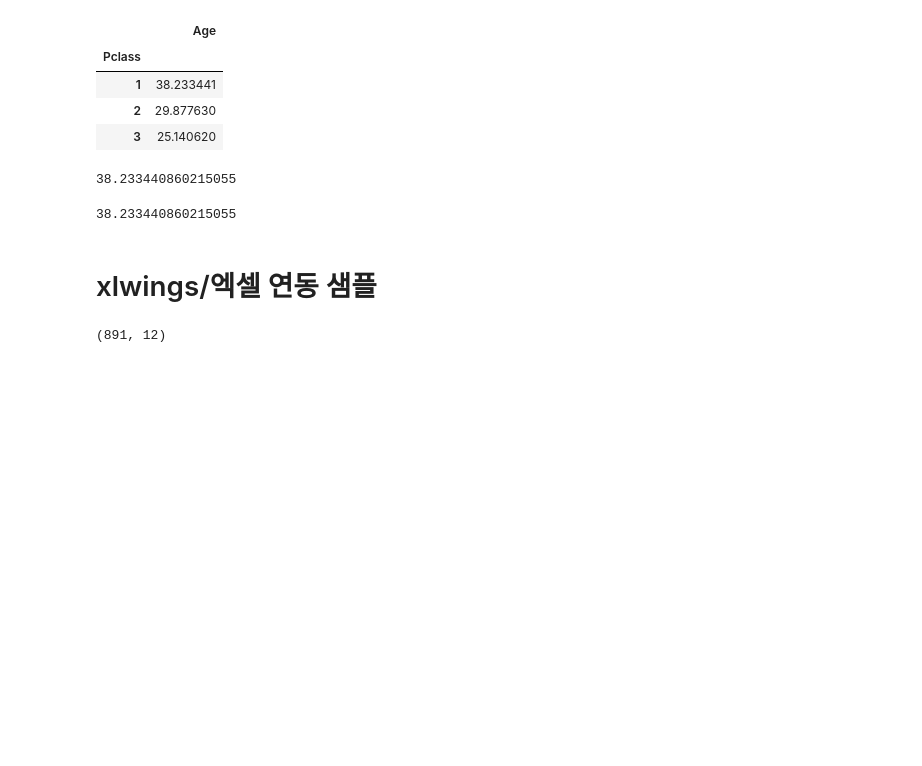
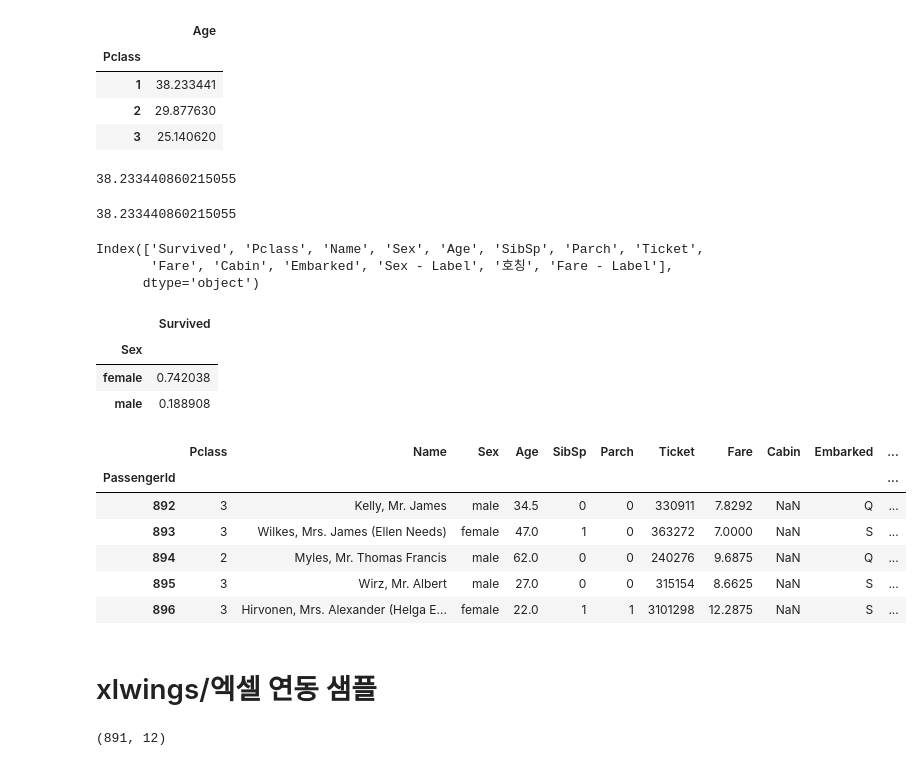
Before and after one commit to allieus/demo-ls-python-201905, a Jupyter notebook: Python Day 2.ipynb, the cells around one changed output. Drawn from its saved outputs; the diff is of its cells as text; code cells hidden in the pictures; blank space fills up the shorter version.

```diff
--- a/Python Day 2.ipynb
+++ b/Python Day 2.ipynb
@@ -966,3 +966,27 @@ train_df.loc[mask, 'Age'].mean()
 for pclass in [1, 2, 3]:
     mask = train_df['Age'].isna() & (train_df['Pclass'] == pclass)
     train_df.loc[mask, 'Age'] = 객실등급별_나이평균_df.loc[pclass, 'Age']
+# %%
+train_df.columns
+# %% [output]
+Index(['Survived', 'Pclass', 'Name', 'Sex', 'Age', 'SibSp', 'Parch', 'Ticket',
+       'Fare', 'Cabin', 'Embarked', 'Sex - Label', '호칭', 'Fare - Label'],
+      dtype='object')
+# %%
+train_df.pivot_table(index='Sex', values='Survived', aggfunc='mean')
+# %% [output]
+|  | Survived |
+| Sex |  |
+| female | 0.742038 |
+| male | 0.188908 |
+# %%
+test_df['Survived'] = test_df['Sex'].map({'male': 0, 'female': 1})
+test_df.head()
+# %% [output]
+|  | Pclass | Name | Sex | Age | SibSp | Parch | Ticket | Fare | Cabin | Embarked | ... |
+| PassengerId |  |  |  |  |  |  |  |  |  |  | ... |
+| 892 | 3 | Kelly, Mr. James | male | 34.5 | 0 | 0 | 330911 | 7.8292 | NaN | Q | ... |
+| 893 | 3 | Wilkes, Mrs. James (Ellen Needs) | female | 47.0 | 1 | 0 | 363272 | 7.0000 | NaN | S | ... |
+| 894 | 2 | Myles, Mr. Thomas Francis | male | 62.0 | 0 | 0 | 240276 | 9.6875 | NaN | Q | ... |
+| 895 | 3 | Wirz, Mr. Albert | male | 27.0 | 0 | 0 | 315154 | 8.6625 | NaN | S | ... |
+| 896 | 3 | Hirvonen, Mrs. Alexander (Helga E... | female | 22.0 | 1 | 1 | 3101298 | 12.2875 | NaN | S | ... |
```
Also changed, not shown: parts of 3 cells of this notebook.
